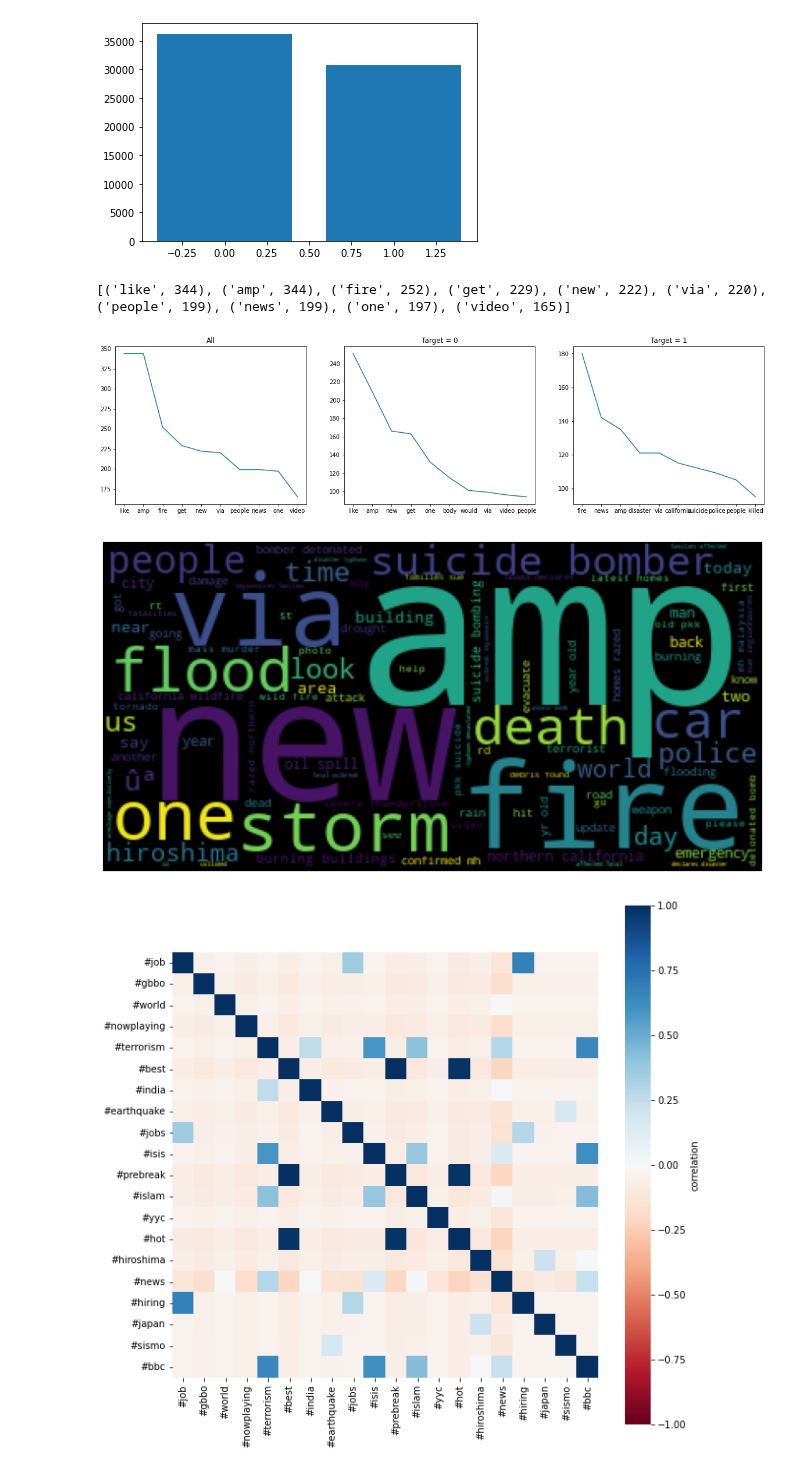
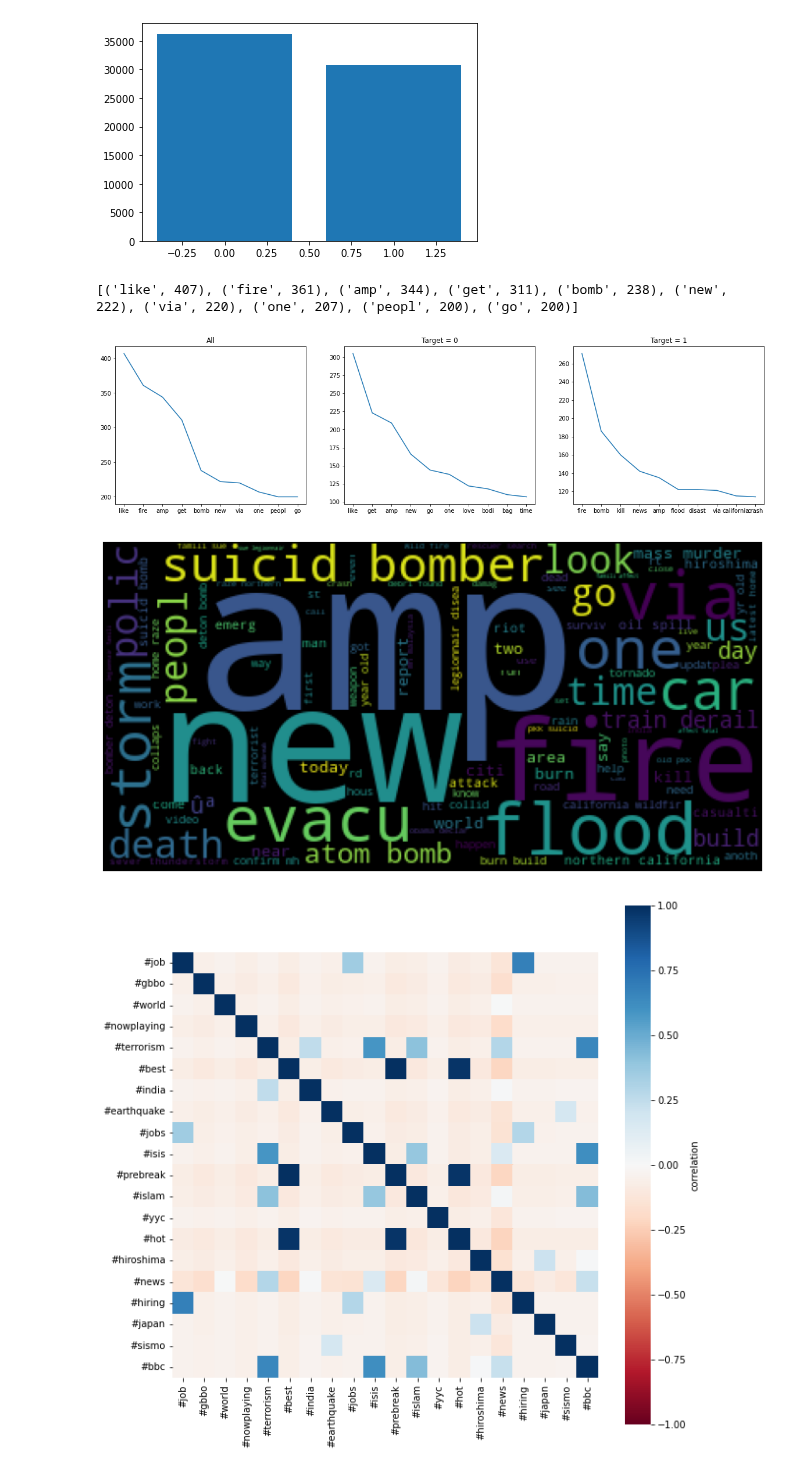
Before and after one commit to nviktorys/NLP0, a Jupyter notebook: 01_DataPreparation.ipynb, the cells around one changed output. Drawn from its saved outputs; the diff is of its cells as text; code cells hidden in the pictures.

```diff
--- a/01_DataPreparation.ipynb
+++ b/01_DataPreparation.ipynb
@@ -486,10 +486,9 @@ plt.bar(words.tgt.value_counts().index,words.tgt.value_counts())
 # %%
 # Words frequencies
 #fdist = FreqDist(words.word)
-#fdist = FreqDist(words.root)
-fdist = FreqDist(words.word)
-fdist0 = FreqDist(words[words.tgt==0].word)
-fdist1 = FreqDist(words[words.tgt==1].word)
+fdist = FreqDist(words.root)
+fdist0 = FreqDist(words[words.tgt==0].root)
+fdist1 = FreqDist(words[words.tgt==1].root)
 print(fdist.most_common(10))
 
 fig = plt.figure(figsize=(20, 5))
@@ -509,17 +508,17 @@ ax0.title.set_text("Target = 1")
 
 plt.show()
 # %% [output]
-[('like', 344), ('amp', 344), ('fire', 252), ('get', 229), ('new', 222), ('via', 220), ('people', 199), ('news', 199), ('one', 197), ('video', 165)]
+[('like', 407), ('fire', 361), ('amp', 344), ('get', 311), ('bomb', 238), ('new', 222), ('via', 220), ('one', 207), ('peopl', 200), ('go', 200)]
-[figure, old version]
+[figure, new version]
 # %%
 # Cloud of words
-wordcloud = WordCloud().generate(" ".join(words[words.tgt==1].word))
+wordcloud = WordCloud().generate(" ".join(words[words.tgt==1].root))
 plt.figure(figsize=(12,12))
 plt.imshow(wordcloud)
 plt.axis("off")
 plt.show()
 # %% [output]
-[figure, old version]
+[figure, new version]
 # %%
 # Check https:
 http = []
```
Also changed, not shown: parts of 5 cells of this notebook.
